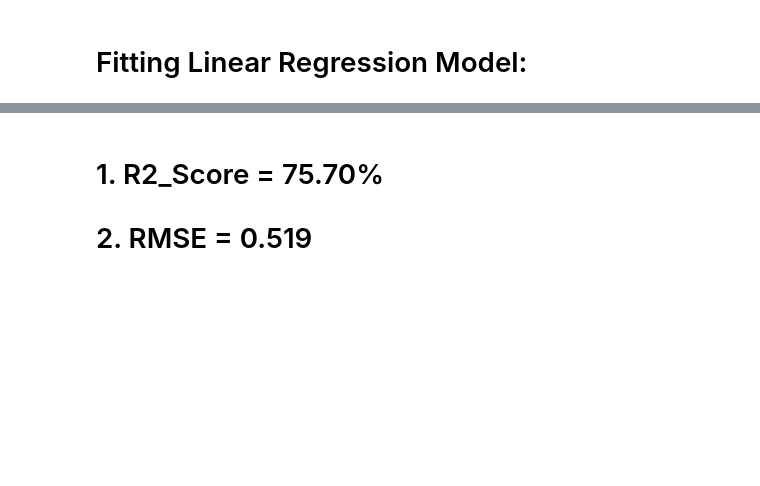
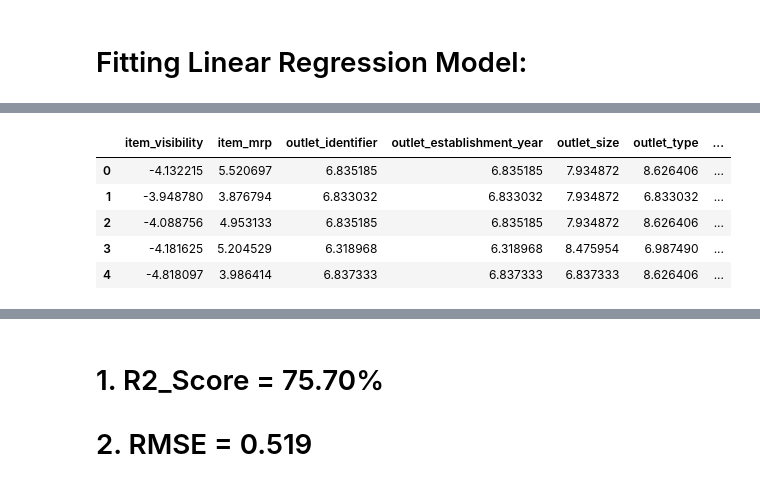
Before and after one commit to JoyD15B16/AI, a Jupyter notebook: big-mart-prediction-with-linear-regression.ipynb, the cells around one changed output, grey strips where cells are left out. Saved outputs shown, nothing was run; the diff lists cells and outputs as text; code cells hidden in the pictures; blank space fills up the shorter version.

```diff
--- a/big-mart-prediction-with-linear-regression.ipynb
+++ b/big-mart-prediction-with-linear-regression.ipynb
@@ -300,3 +407,12 @@ Error:
+# %%
+new_data.head()
+# %% [output]
+|  | item_visibility | item_mrp | outlet_identifier | outlet_establishment_year | outlet_size | outlet_type | ... |
+| 0 | -4.132215 | 5.520697 | 6.835185 | 6.835185 | 7.934872 | 8.626406 | ... |
+| 1 | -3.948780 | 3.876794 | 6.833032 | 6.833032 | 7.934872 | 6.833032 | ... |
+| 2 | -4.088756 | 4.953133 | 6.835185 | 6.835185 | 7.934872 | 8.626406 | ... |
+| 3 | -4.181625 | 5.204529 | 6.318968 | 6.318968 | 8.475954 | 6.987490 | ... |
+| 4 | -4.818097 | 3.986414 | 6.837333 | 6.837333 | 6.837333 | 8.626406 | ... |
 # %%
 #Splitting The data  into Train and Test Dataset:
 from sklearn.model_selection import train_test_split
```
Also changed, not shown: parts of 103 cells of this notebook, 3 other files.
